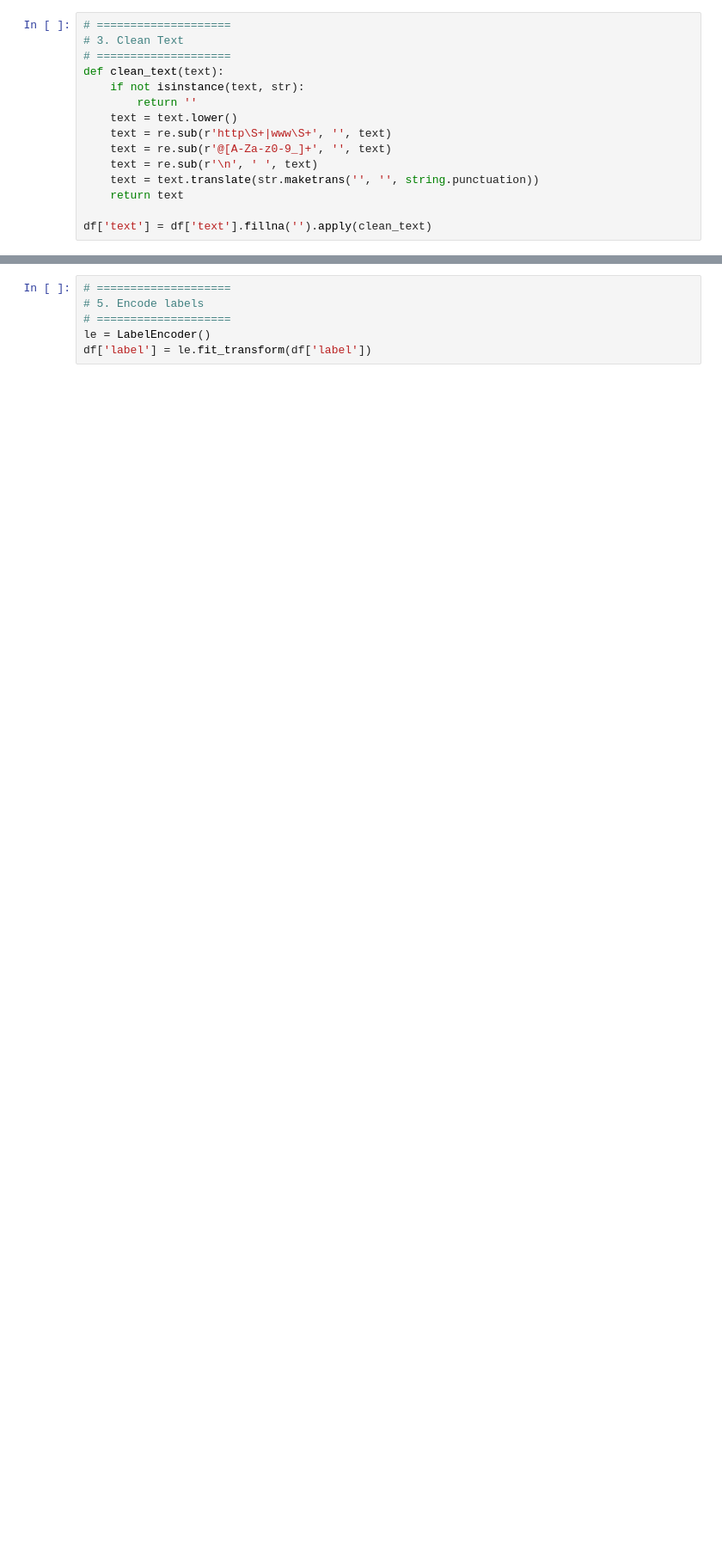
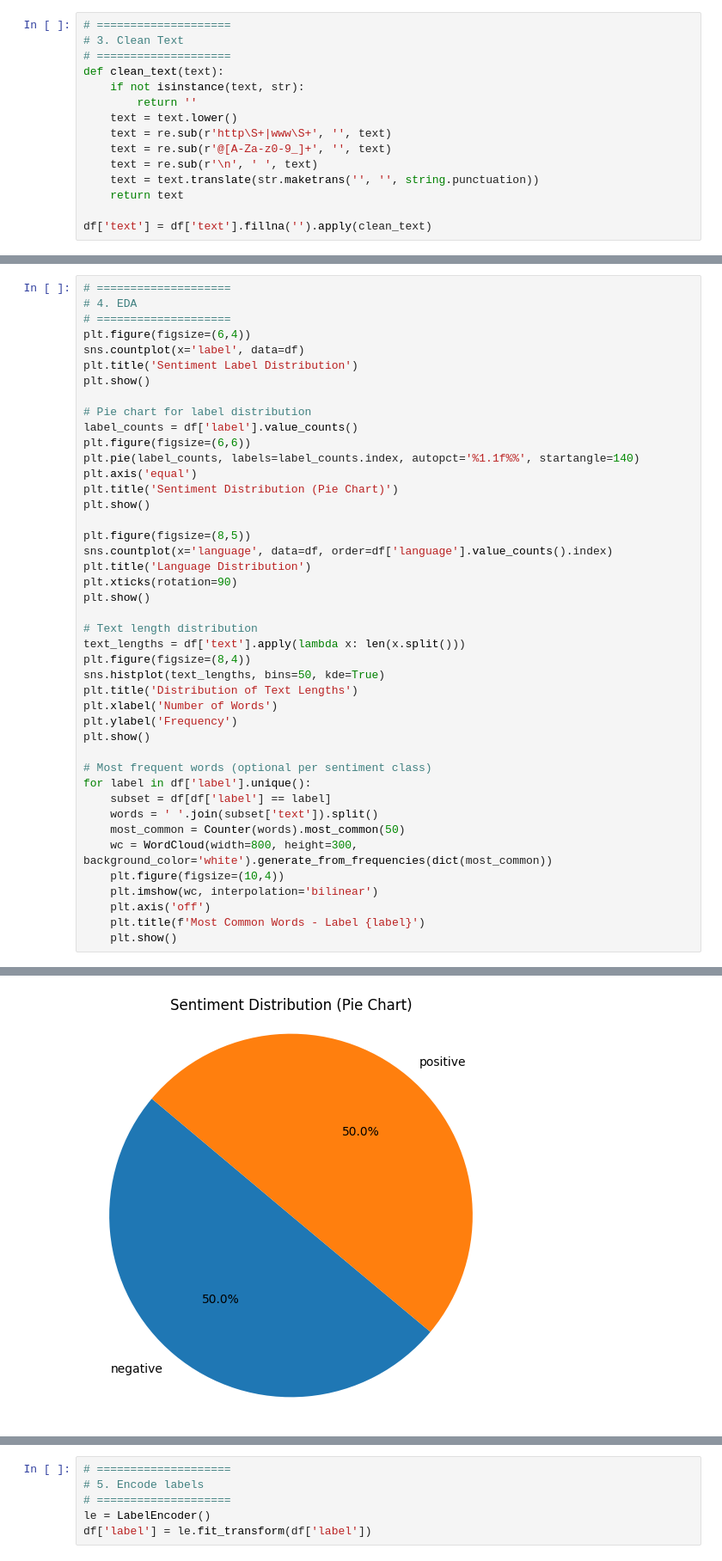
Before and after one commit to TheOctoMizer/AAI-510-Project, a Jupyter notebook: LSTM_RandomForest_LogisticRegression.ipynb, the cells around one changed output, grey strips where cells are left out. Shown: that part at 86% size. Saved outputs shown, nothing was run; the diff lists cells and outputs as text; blank space fills up the shorter version.

```diff
--- a/LSTM_RandomForest_LogisticRegression.ipynb
+++ b/LSTM_RandomForest_LogisticRegression.ipynb
@@ -61,0 +67,44 @@ plt.show()
+# %%
+# ====================
+# 4. EDA
+# ====================
+plt.figure(figsize=(6,4))
+sns.countplot(x='label', data=df)
+plt.title('Sentiment Label Distribution')
+plt.show()
+
+# Pie chart for label distribution
+label_counts = df['label'].value_counts()
+plt.figure(figsize=(6,6))
+plt.pie(label_counts, labels=label_counts.index, autopct='%1.1f%%', startangle=140)
+plt.axis('equal')
+plt.title('Sentiment Distribution (Pie Chart)')
+plt.show()
+
+plt.figure(figsize=(8,5))
+sns.countplot(x='language', data=df, order=df['language'].value_counts().index)
+plt.title('Language Distribution')
+plt.xticks(rotation=90)
+plt.show()
+
+# Text length distribution
+text_lengths = df['text'].apply(lambda x: len(x.split()))
+plt.figure(figsize=(8,4))
+sns.histplot(text_lengths, bins=50, kde=True)
+plt.title('Distribution of Text Lengths')
+plt.xlabel('Number of Words')
+plt.ylabel('Frequency')
+plt.show()
+
+# Most frequent words (optional per sentiment class)
+for label in df['label'].unique():
+    subset = df[df['label'] == label]
+    words = ' '.join(subset['text']).split()
+    most_common = Counter(words).most_common(50)
+    wc = WordCloud(width=800, height=300, background_color='white').generate_from_frequencies(dict(most_common))
+    plt.figure(figsize=(10,4))
+    plt.imshow(wc, interpolation='bilinear')
+    plt.axis('off')
+    plt.title(f'Most Common Words - Label {label}')
+    plt.show()
+# %% [output]
@@ -61,0 +112 @@ plt.show()
+[figure, added]
```
Also changed, not shown: parts of 15 cells of this notebook.
